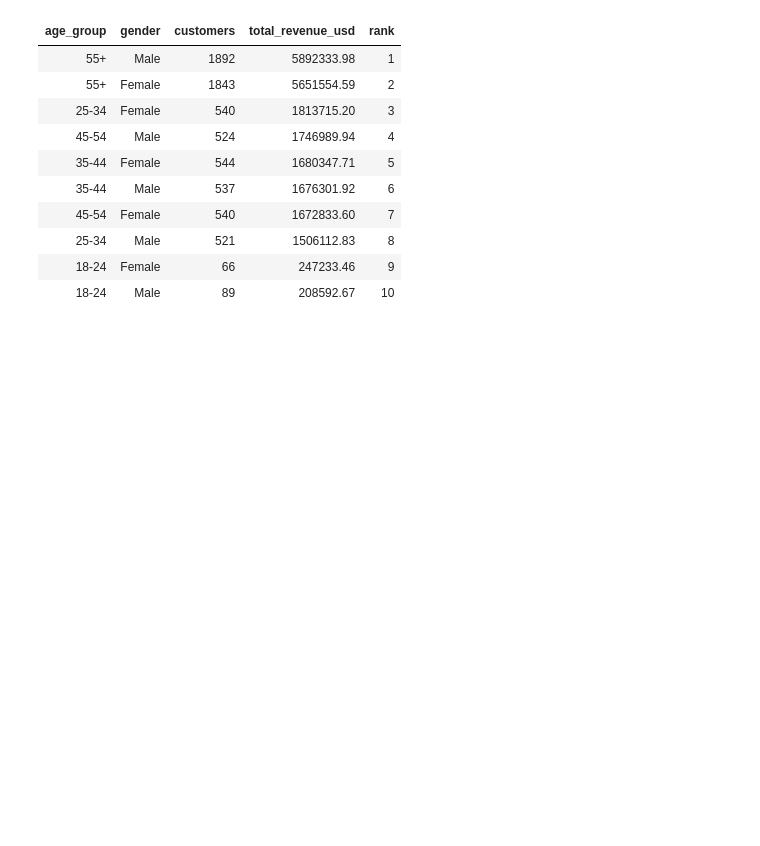
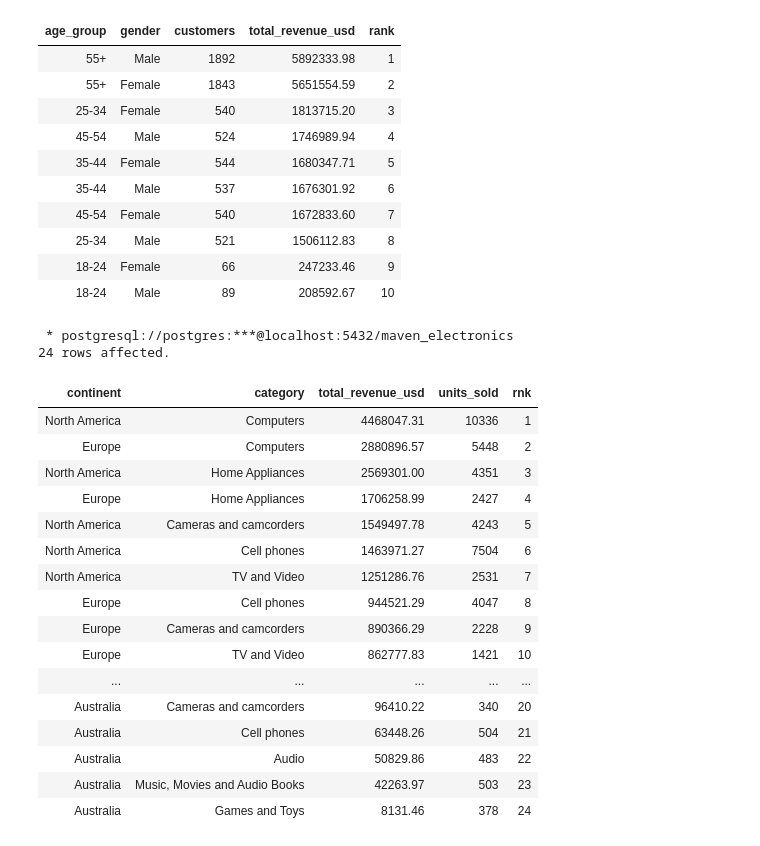
Before and after one commit to Ronald116/Data-Analysis-Projects, a Jupyter notebook: Maven_Global_Electronics_Retailer/global_electronics_retail_analysis.ipynb, the cells around one changed output. Drawn from its saved outputs; the diff is of its cells as text; code cells hidden in the pictures; blank space fills up the shorter version.

Commit message:
regional category preference

```diff
--- a/Maven_Global_Electronics_Retailer/global_electronics_retail_analysis.ipynb
+++ b/Maven_Global_Electronics_Retailer/global_electronics_retail_analysis.ipynb
@@ -863,3 +863,51 @@ ORDER BY total_revenue_usd DESC;
 | 25-34 | Male | 521 | 1506112.83 | 8 |
 | 18-24 | Female | 66 | 247233.46 | 9 |
 | 18-24 | Male | 89 | 208592.67 | 10 |
+# %%
+%%sql
+-- Regional Product Preference
+
+WITH regional_sales AS (
+    SELECT
+        c.continent,
+        p.category,
+        ROUND(
+            SUM(s.quantity * p.unit_price_usd / e.exchange), 2
+        ) AS total_revenue_usd,
+        SUM(s.quantity) AS units_sold,
+        ROW_NUMBER() OVER (ORDER BY SUM(s.quantity * p.unit_price_usd / e.exchange) DESC) AS rnk
+    FROM
+        sales s
+    INNER JOIN products p
+    ON s.productkey = p.productkey
+    INNER JOIN exchange_rates e
+    ON s.currency_code = e.currency AND s.order_date = e.date
+    INNER JOIN customers c
+    ON s.customerkey = c.customerkey
+    GROUP BY 1,2
+)
+
+SELECT
+    *
+FROM
+    regional_sales;
+# %% [output]
+ * postgresql://postgres:***@localhost:5432/maven_electronics
+24 rows affected.
+| continent | category | total_revenue_usd | units_sold | rnk |
+| North America | Computers | 4468047.31 | 10336 | 1 |
+| Europe | Computers | 2880896.57 | 5448 | 2 |
+| North America | Home Appliances | 2569301.00 | 4351 | 3 |
+| Europe | Home Appliances | 1706258.99 | 2427 | 4 |
+| North America | Cameras and camcorders | 1549497.78 | 4243 | 5 |
+| North America | Cell phones | 1463971.27 | 7504 | 6 |
+| North America | TV and Video | 1251286.76 | 2531 | 7 |
+| Europe | Cell phones | 944521.29 | 4047 | 8 |
+| Europe | Cameras and camcorders | 890366.29 | 2228 | 9 |
+| Europe | TV and Video | 862777.83 | 1421 | 10 |
+| ... | ... | ... | ... | ... |
+| Australia | Cameras and camcorders | 96410.22 | 340 | 20 |
+| Australia | Cell phones | 63448.26 | 504 | 21 |
+| Australia | Audio | 50829.86 | 483 | 22 |
+| Australia | Music, Movies and Audio Books | 42263.97 | 503 | 23 |
+| Australia | Games and Toys | 8131.46 | 378 | 24 |
```
